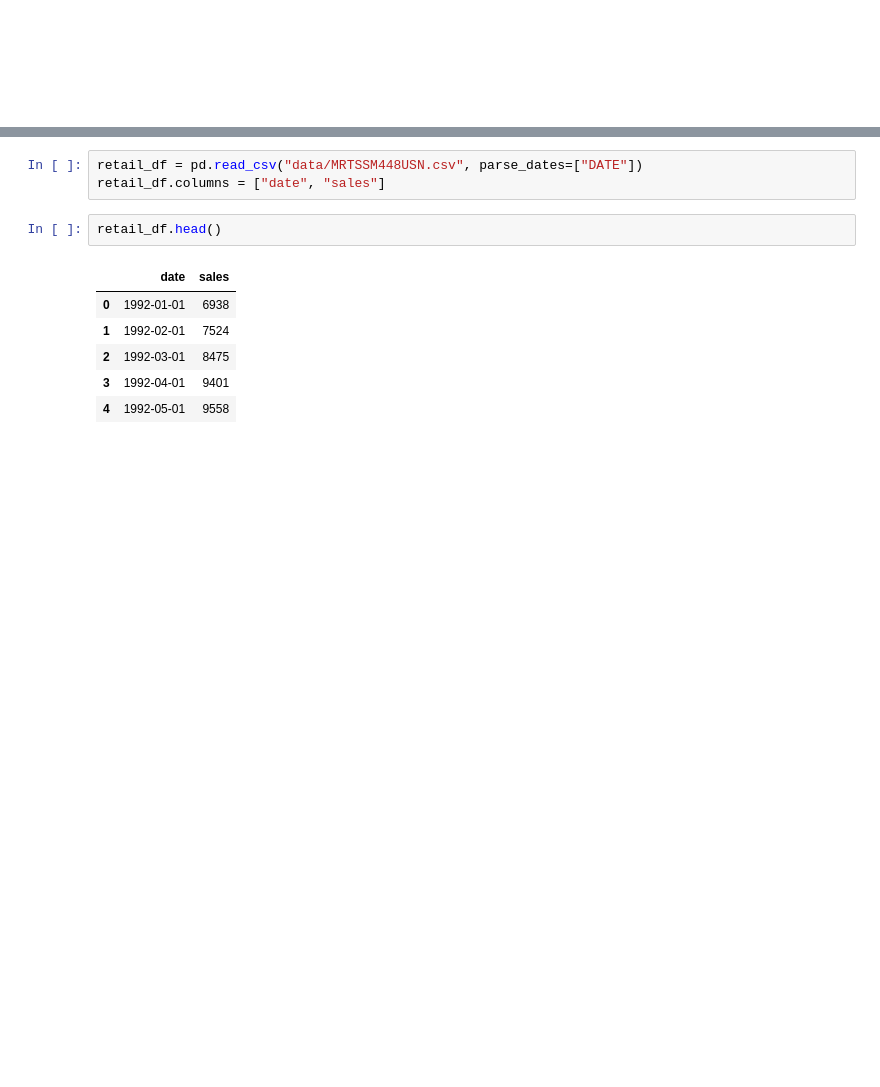
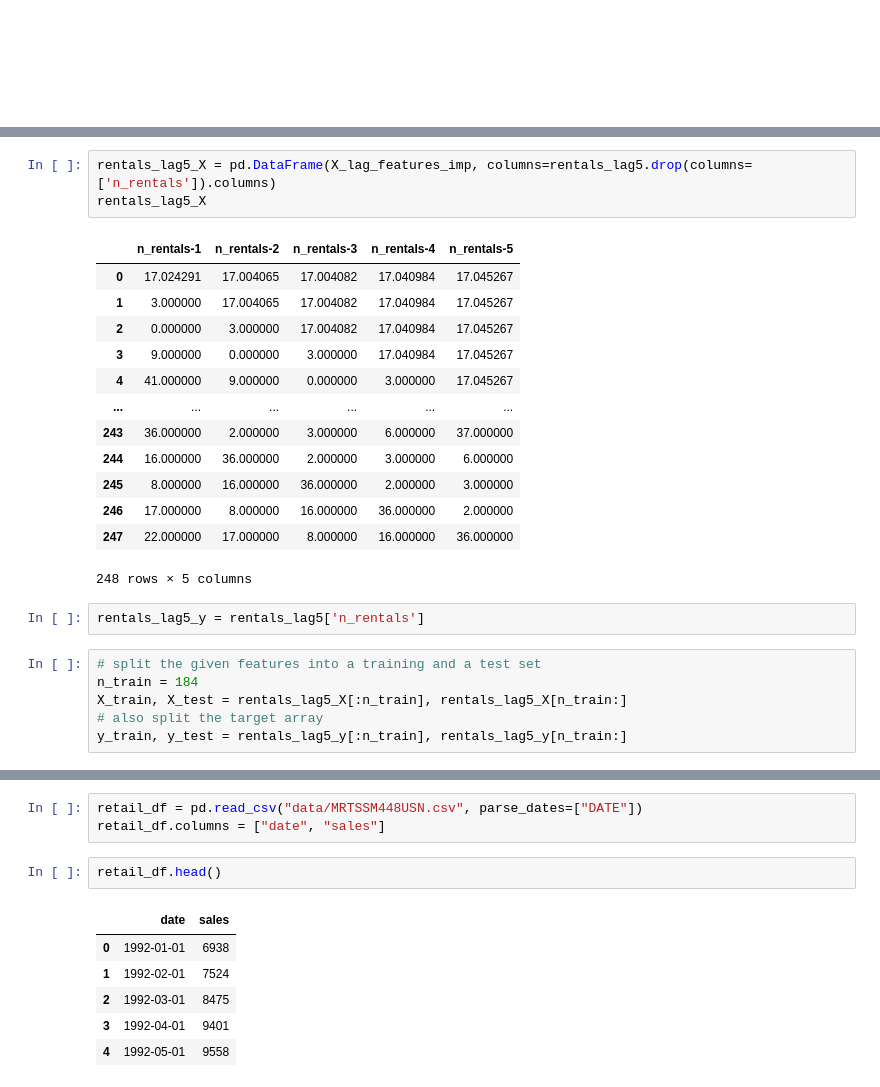
Before and after one commit to UBC-CS/cpsc330-2023W1, a Jupyter notebook: lectures/19_time-series.ipynb, the cells around one changed output, grey strips where cells are left out. Saved outputs shown, nothing was run; the diff lists cells and outputs as text; blank space fills up the shorter version.

```diff
--- a/lectures/19_time-series.ipynb
+++ b/lectures/19_time-series.ipynb
@@ -730,0 +766,25 @@ Intel MKL WARNING: Support of Intel(R) Streaming SIMD Extensions 4.2 (Intel(R) S
+# %%
+rentals_lag5_X = pd.DataFrame(X_lag_features_imp, columns=rentals_lag5.drop(columns=['n_rentals']).columns)
+rentals_lag5_X
+# %% [output]
+|  | n_rentals-1 | n_rentals-2 | n_rentals-3 | n_rentals-4 | n_rentals-5 |
+| 0 | 17.024291 | 17.004065 | 17.004082 | 17.040984 | 17.045267 |
+| 1 | 3.000000 | 17.004065 | 17.004082 | 17.040984 | 17.045267 |
+| 2 | 0.000000 | 3.000000 | 17.004082 | 17.040984 | 17.045267 |
+| 3 | 9.000000 | 0.000000 | 3.000000 | 17.040984 | 17.045267 |
+| 4 | 41.000000 | 9.000000 | 0.000000 | 3.000000 | 17.045267 |
+| ... | ... | ... | ... | ... | ... |
+| 243 | 36.000000 | 2.000000 | 3.000000 | 6.000000 | 37.000000 |
+| 244 | 16.000000 | 36.000000 | 2.000000 | 3.000000 | 6.000000 |
+| 245 | 8.000000 | 16.000000 | 36.000000 | 2.000000 | 3.000000 |
+| 246 | 17.000000 | 8.000000 | 16.000000 | 36.000000 | 2.000000 |
+| 247 | 22.000000 | 17.000000 | 8.000000 | 16.000000 | 36.000000 |
+248 rows × 5 columns
+# %%
+rentals_lag5_y = rentals_lag5['n_rentals']
+# %%
+# split the given features into a training and a test set
+n_train = 184
+X_train, X_test = rentals_lag5_X[:n_train], rentals_lag5_X[n_train:]
+# also split the target array
+y_train, y_test = rentals_lag5_y[:n_train], rentals_lag5_y[n_train:]
```
Also changed, not shown: parts of 76 cells of this notebook.
